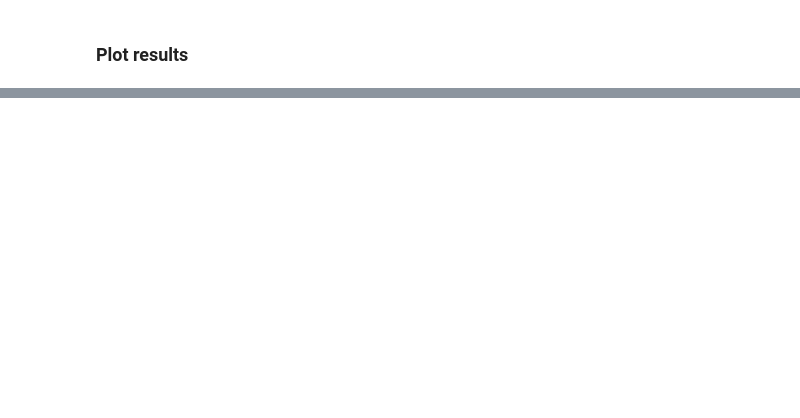
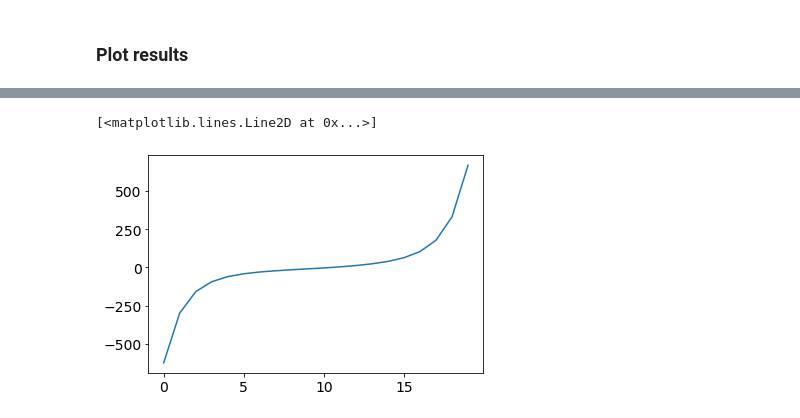
Before and after one commit to BYUignite/CFD_from_scratch, a Jupyter notebook: CFD_from_scratch.ipynb, the cells around one changed output, grey strips where cells are left out. Drawn from its saved outputs; the diff is of its cells as text; code cells hidden in the pictures; blank space fills up the shorter version.

```diff
--- a/CFD_from_scratch.ipynb
+++ b/CFD_from_scratch.ipynb
@@ -849,0 +859,6 @@ ax1.set_ylim([0,Ly])
+# %%
+plt.plot(P[:,-1])
+#plt.ylim([-30,30])
+# %% [output]
+[<matplotlib.lines.Line2D at 0x...>]
+[figure, added]
```
Also changed, not shown: parts of 9 cells of this notebook, 1 other file.
